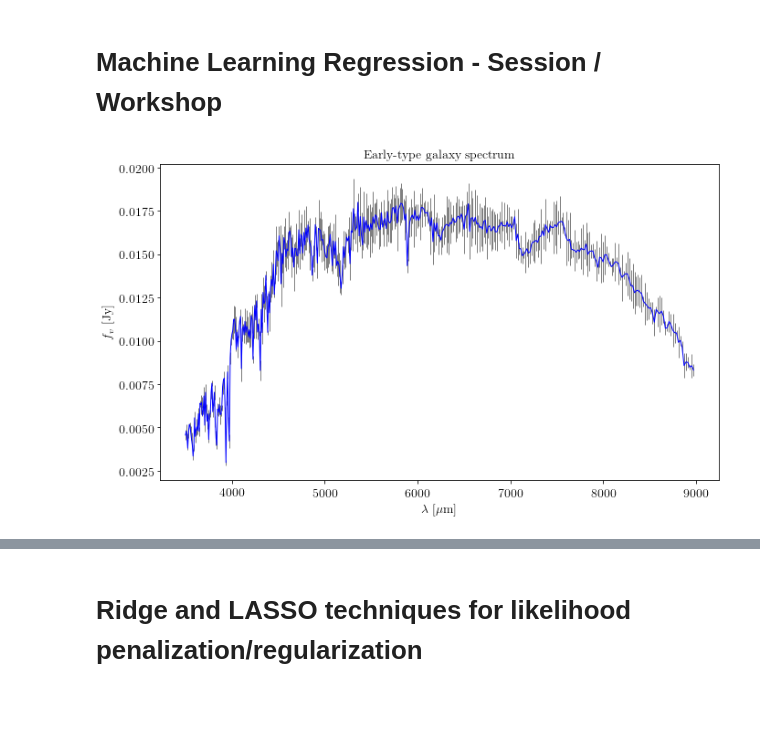
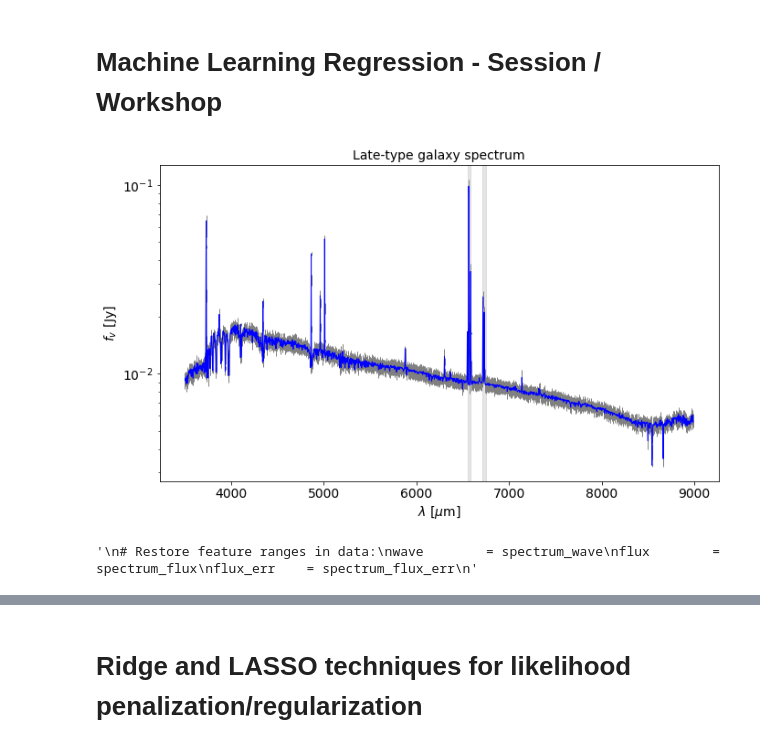
Before and after one commit to astrostatistics-in-crete/2019_summer_school, a Jupyter notebook: Regression/Regression_SW.ipynb, the cells around one changed output, grey strips where cells are left out. Cells and saved outputs as stored; diff of their text form; code cells hidden in the pictures; blank space fills up the shorter version.

```diff
--- a/Regression/Regression_SW.ipynb
+++ b/Regression/Regression_SW.ipynb
@@ -6,7 +6,7 @@ import numpy as np
 # FITS manipulation:
 from astropy.io import fits
 
-PATH_spectrum = "data/early-type.fits"
+PATH_spectrum = "data/late-type.fits"
 
 hdulist = fits.open(PATH_spectrum)
 data = hdulist[0].data
@@ -32,33 +32,62 @@ spectrum_wave = 10.0 ** (coeff0 + coeff1 * np.arange(len(spectrum_flux)))
 spectrum_pixel = np.arange(1,len(spectrum_flux)+1)
 
 # Sampling a subset of the data to speed up this exercise:
-n_sampling = 10
+n_sampling = 1
 spectrum_wave      = spectrum_wave[::n_sampling]
 spectrum_pixel     = spectrum_pixel[::n_sampling]
 spectrum_flux      = spectrum_flux[::n_sampling]
 spectrum_flux_err  = spectrum_flux_err[::n_sampling]
 spectrum_noBG      = spectrum_noBG[::n_sampling]
+# %%
+# Defining ranges of strong features:
+#   http://astronomy.nmsu.edu/drewski/tableofemissionlines.html
+feature_0 = [6550, 6580] # H_alpha 6562.819
+feature_1 = [6710, 6750] # SII 6730.810
+# wavelength min and max for each feature [A]
 # %%
 import matplotlib
 from matplotlib import pyplot as plt
 %matplotlib inline
 
 # > Displaying spectrum:
 fig = plt.figure(figsize=(10, 6))
 fig.subplots_adjust(bottom=0.15, top=0.95, hspace=0.0, left=0.1, right=0.95, wspace=0.4)
 
 ax = plt.subplot(111)
 
-ax.set_title('Early-type galaxy spectrum', fontsize=14)
+ax.set_title('Late-type galaxy spectrum', fontsize=14)
 
 ax.set_xlabel('$\lambda$ [$\mu$m]', fontsize=14)
 ax.set_ylabel('$f_{v}$ [Jy]', fontsize=14)
+#
+ax.set_yscale('log')
 
 ax.tick_params(axis = 'both', which = 'major', labelsize = 14)
 ax.tick_params(axis = 'both', which = 'minor', labelsize = 14)
 
 ax.errorbar(spectrum_wave, spectrum_flux, spectrum_flux_err, fmt='blue', ecolor='gray', lw=1, ms=4)
 
+# Marking absorption features:
+ax.axvspan(feature_0[0], feature_0[1] , color='grey', alpha=0.2)
+ax.axvspan(feature_1[0], feature_1[1],  color='grey', alpha=0.2)
+
 plt.show()
 # %% [output]
-[figure, old version]
+[figure, new version]
+# %%
+# Removing feature ranges from data:
+
+valid_range = (((spectrum_wave < feature_0[0] ) | (spectrum_wave > feature_0[1])) &
+               ((spectrum_wave < feature_1[0] ) | (spectrum_wave > feature_1[1])))
+wave        = spectrum_wave[valid_range]
+flux        = spectrum_flux[valid_range]
+flux_err    = spectrum_flux_err[valid_range]
+
+'''
+# Restore feature ranges in data:
+wave        = spectrum_wave
+flux        = spectrum_flux
+flux_err    = spectrum_flux_err
+'''
+# %% [output]
+'\n# Restore feature ranges in data:\nwave        = spectrum_wave\nflux        = spectrum_flux\nflux_err    = spectrum_flux_err\n'
```
Also changed, not shown: parts of 11 cells of this notebook.
